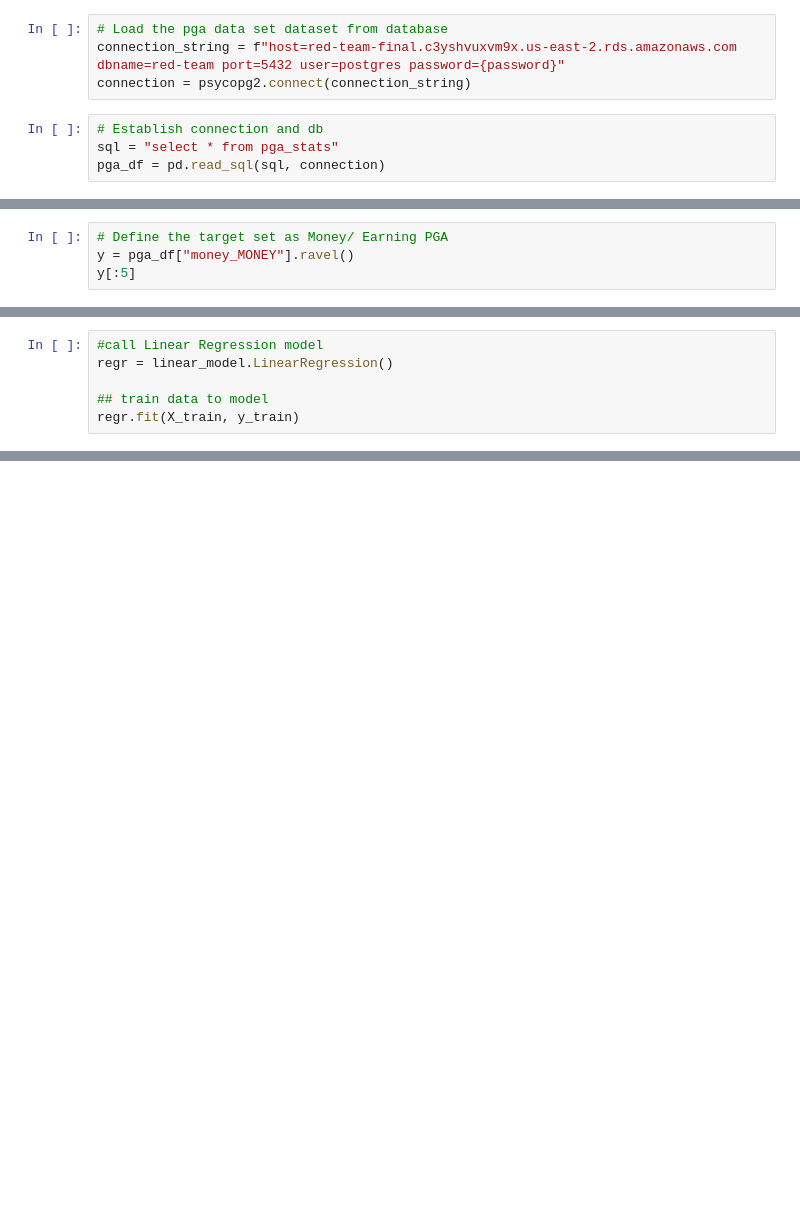
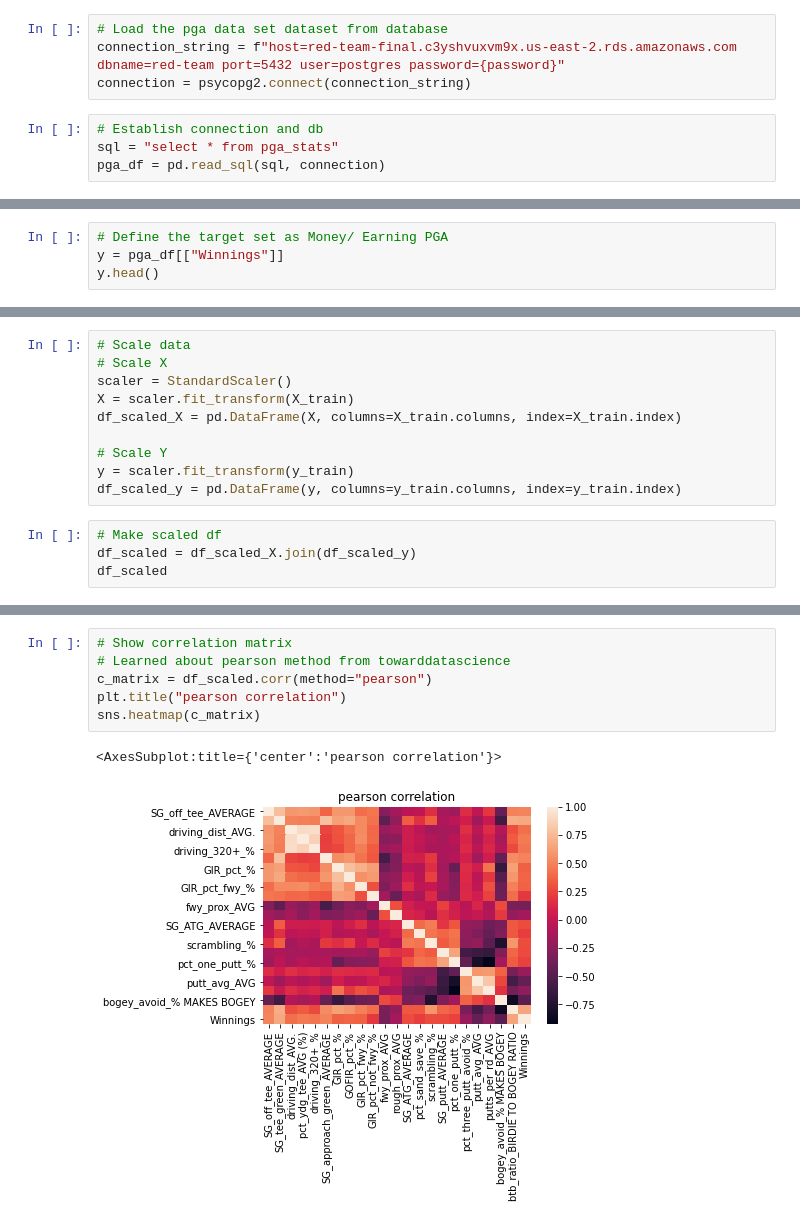
Before and after one commit to joelapsansky/red-team, a Jupyter notebook: supervised_learning.ipynb, the cells around one changed output, grey strips where cells are left out. Cells and saved outputs as stored; diff of their text form; blank space fills up the shorter version.

```diff
--- a/supervised_learning.ipynb
+++ b/supervised_learning.ipynb
@@ -52,6 +88,6 @@ X.head()
 5 rows × 22 columns
 # %%
 # Define the target set as Money/ Earning PGA
-y = pga_df["money_MONEY"].ravel()
-y[:5]
+y = pga_df[["Winnings"]]
+y.head()
 # %% [output]
@@ -62,6 +125,0 @@ X_train, X_test, y_train, y_test = train_test_split(X, y, random_state=78)
-# %%
-#call Linear Regression model
-regr = linear_model.LinearRegression()
-
-## train data to model
-regr.fit(X_train, y_train)
@@ -106,0 +126,14 @@ strong multicollinearity or other numerical problems.
+# %%
+# Scale data
+# Scale X
+scaler = StandardScaler()
+X = scaler.fit_transform(X_train)
+df_scaled_X = pd.DataFrame(X, columns=X_train.columns, index=X_train.index)
+
+# Scale Y
+y = scaler.fit_transform(y_train)
+df_scaled_y = pd.DataFrame(y, columns=y_train.columns, index=y_train.index)
+# %%
+# Make scaled df
+df_scaled = df_scaled_X.join(df_scaled_y)
+df_scaled
@@ -106,0 +154,9 @@ strong multicollinearity or other numerical problems.
+# %%
+# Show correlation matrix
+# Learned about pearson method from towarddatascience
+c_matrix = df_scaled.corr(method="pearson")
+plt.title("pearson correlation")
+sns.heatmap(c_matrix)
+# %% [output]
+<AxesSubplot:title={'center':'pearson correlation'}>
+[figure, added]
```
Also changed, not shown: parts of 13 cells of this notebook, 1 other file.
